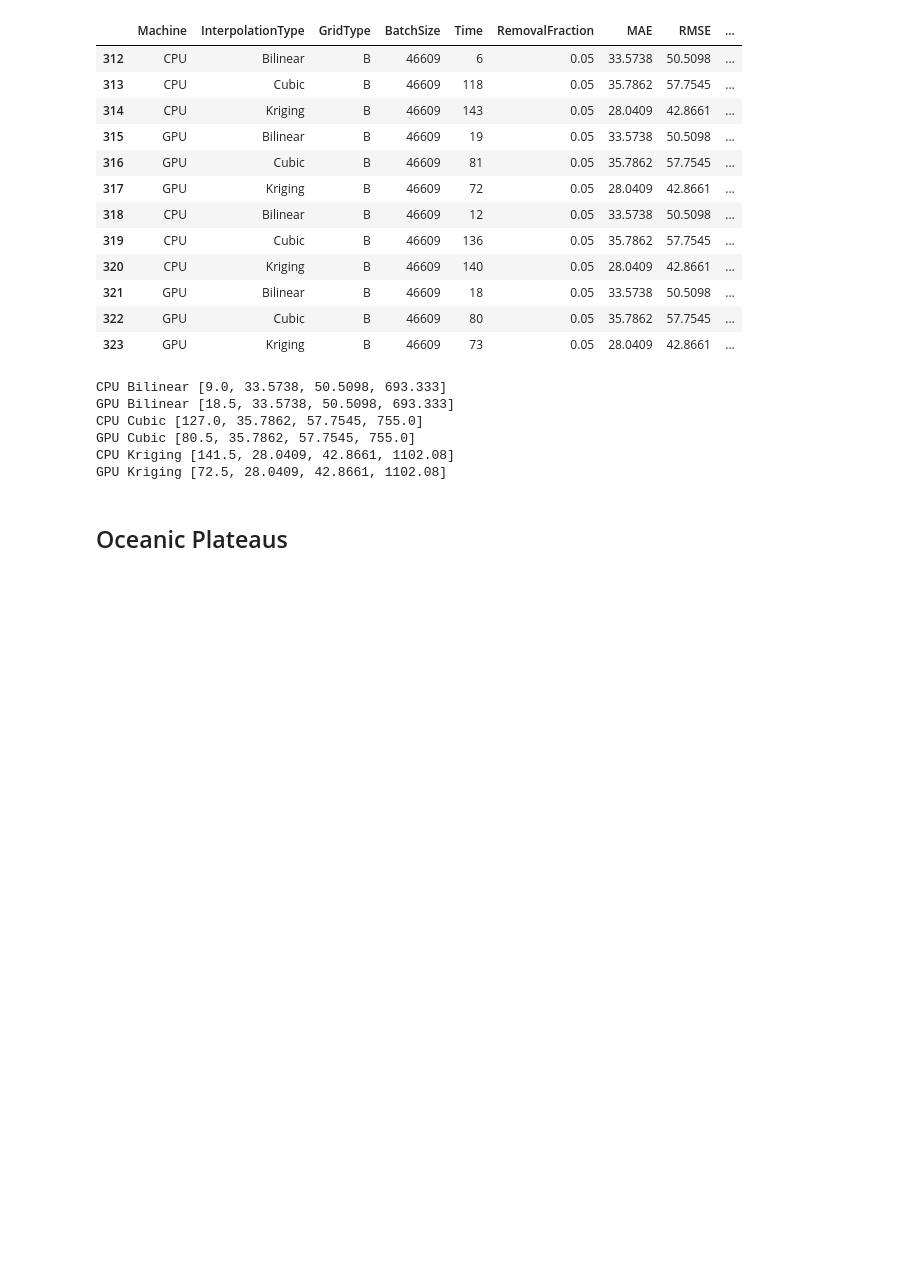
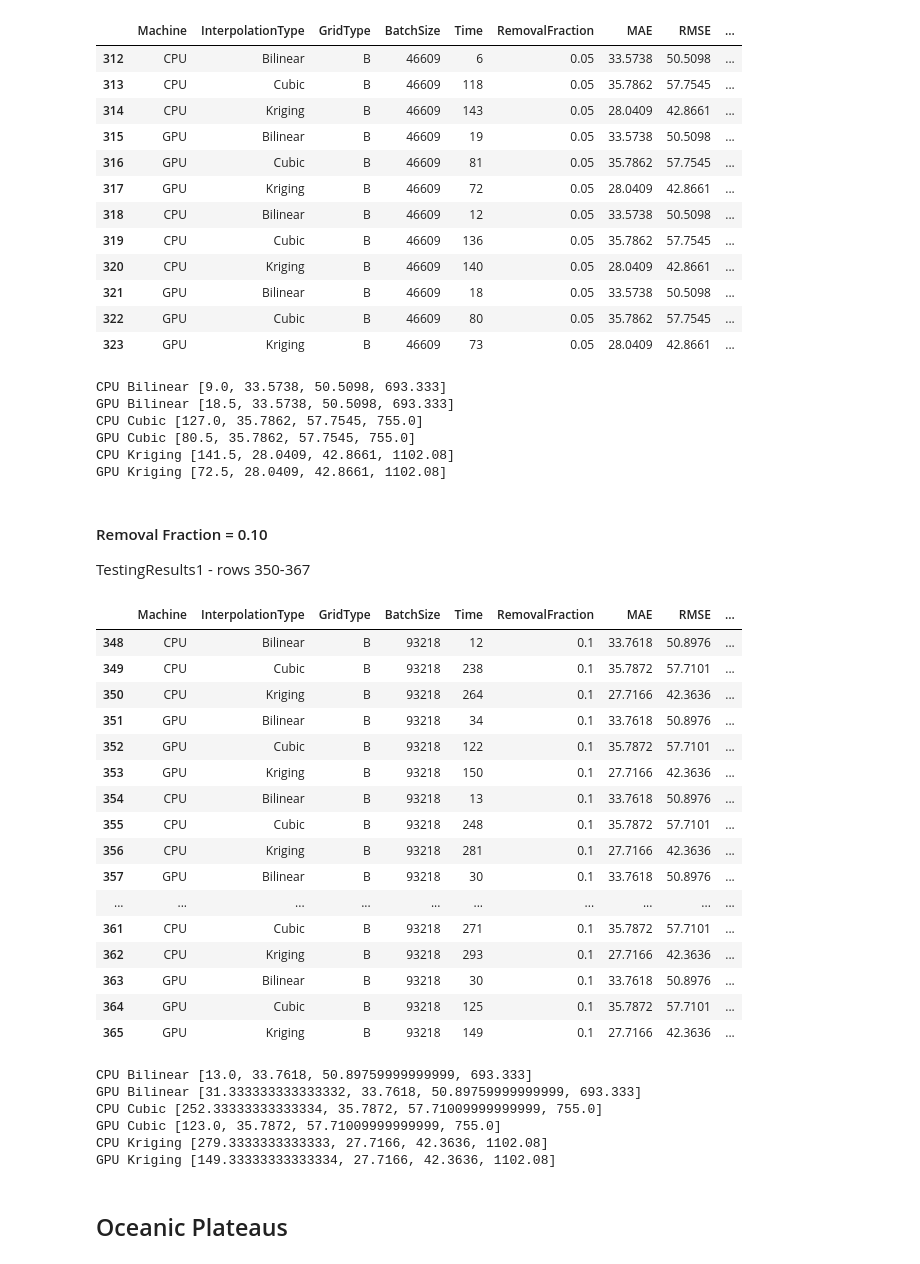
Before and after one commit to devsaxena974/AUV-Real-Time-Interpolation, a Jupyter notebook: code/performance_results.ipynb, the cells around one changed output. Saved outputs shown, nothing was run; the diff lists cells and outputs as text; code cells hidden in the pictures; blank space fills up the shorter version.

Commit message:
Sike, added some more test cases for 0.10 removal fractions (Mariana Trench and Kerguelen Plateau)

```diff
--- a/code/performance_results.ipynb
+++ b/code/performance_results.ipynb
@@ -410,6 +410,79 @@ CPU Cubic [127.0, 35.7862, 57.7545, 755.0]
 GPU Cubic [80.5, 35.7862, 57.7545, 755.0]
 CPU Kriging [141.5, 28.0409, 42.8661, 1102.08]
 GPU Kriging [72.5, 28.0409, 42.8661, 1102.08]
+# %% [markdown]
+#### Removal Fraction = 0.10
+TestingResults1 - rows 350-367
+# %%
+# indexes are a bit off, go low-row-index - 2 and high-row-index - 1
+mariana010 = results.iloc[348:366]
+mariana010
+# %% [output]
+|  | Machine | InterpolationType | GridType | BatchSize | Time | RemovalFraction | MAE | RMSE | ... |
+| 348 | CPU | Bilinear | B | 93218 | 12 | 0.1 | 33.7618 | 50.8976 | ... |
+| 349 | CPU | Cubic | B | 93218 | 238 | 0.1 | 35.7872 | 57.7101 | ... |
+| 350 | CPU | Kriging | B | 93218 | 264 | 0.1 | 27.7166 | 42.3636 | ... |
+| 351 | GPU | Bilinear | B | 93218 | 34 | 0.1 | 33.7618 | 50.8976 | ... |
+| 352 | GPU | Cubic | B | 93218 | 122 | 0.1 | 35.7872 | 57.7101 | ... |
+| 353 | GPU | Kriging | B | 93218 | 150 | 0.1 | 27.7166 | 42.3636 | ... |
+| 354 | CPU | Bilinear | B | 93218 | 13 | 0.1 | 33.7618 | 50.8976 | ... |
+| 355 | CPU | Cubic | B | 93218 | 248 | 0.1 | 35.7872 | 57.7101 | ... |
+| 356 | CPU | Kriging | B | 93218 | 281 | 0.1 | 27.7166 | 42.3636 | ... |
+| 357 | GPU | Bilinear | B | 93218 | 30 | 0.1 | 33.7618 | 50.8976 | ... |
+| ... | ... | ... | ... | ... | ... | ... | ... | ... | ... |
+| 361 | CPU | Cubic | B | 93218 | 271 | 0.1 | 35.7872 | 57.7101 | ... |
+| 362 | CPU | Kriging | B | 93218 | 293 | 0.1 | 27.7166 | 42.3636 | ... |
+| 363 | GPU | Bilinear | B | 93218 | 30 | 0.1 | 33.7618 | 50.8976 | ... |
+| 364 | GPU | Cubic | B | 93218 | 125 | 0.1 | 35.7872 | 57.7101 | ... |
+| 365 | GPU | Kriging | B | 93218 | 149 | 0.1 | 27.7166 | 42.3636 | ... |
+# %%
+interp_types = ['Bilinear', 'Cubic', 'Kriging']
+machines = ['CPU', 'GPU']
+
+perf = {
+    'CPU Bilinear': [],
+    'GPU Bilinear': [],
+    'CPU Cubic': [],
+    'GPU Cubic': [],
+    'CPU Kriging': [],
+    'GPU Kriging': []
+}
+
+for interp in interp_types:
+    for machine in machines:
+        key_string = machine + " " + interp
+        # 1) Get all entries for machine and interpolation type from larger set
+        subset = mariana010.loc[(mariana010['Machine'] == machine) & (mariana010['InterpolationType'] == interp)]
+
+        # 2) Sum over all times and divide by length to get average
+        average = np.mean(subset['Time'].values)
+
+        perf[key_string].append(average)
+
+        # 3) Average out the Mean Absolute Error (MAE's)
+        mae_avg = np.mean(subset['MAE'].values)
+
+        perf[key_string].append(mae_avg)
+
+        # 4) Average out the Root Mean Squared Error (RMSE's)
+        rmse_avg = np.mean(subset['RMSE'].values)
+
+        perf[key_string].append(rmse_avg)
+
+        # 5) Average out the max error's
+        max_err_avg = np.mean(subset['Max Error'].values)
+
+        perf[key_string].append(max_err_avg)
+
+for key in perf.keys():
+    print(key, perf[key])
+# %% [output]
+CPU Bilinear [13.0, 33.7618, 50.89759999999999, 693.333]
+GPU Bilinear [31.333333333333332, 33.7618, 50.89759999999999, 693.333]
+CPU Cubic [252.33333333333334, 35.7872, 57.71009999999999, 755.0]
+GPU Cubic [123.0, 35.7872, 57.71009999999999, 755.0]
+CPU Kriging [279.3333333333333, 27.7166, 42.3636, 1102.08]
+GPU Kriging [149.33333333333334, 27.7166, 42.3636, 1102.08]
 # %% [markdown]
 ## Oceanic Plateaus
 # %% [markdown]
```
Also changed, not shown: parts of 6 cells of this notebook, 4 other files.
